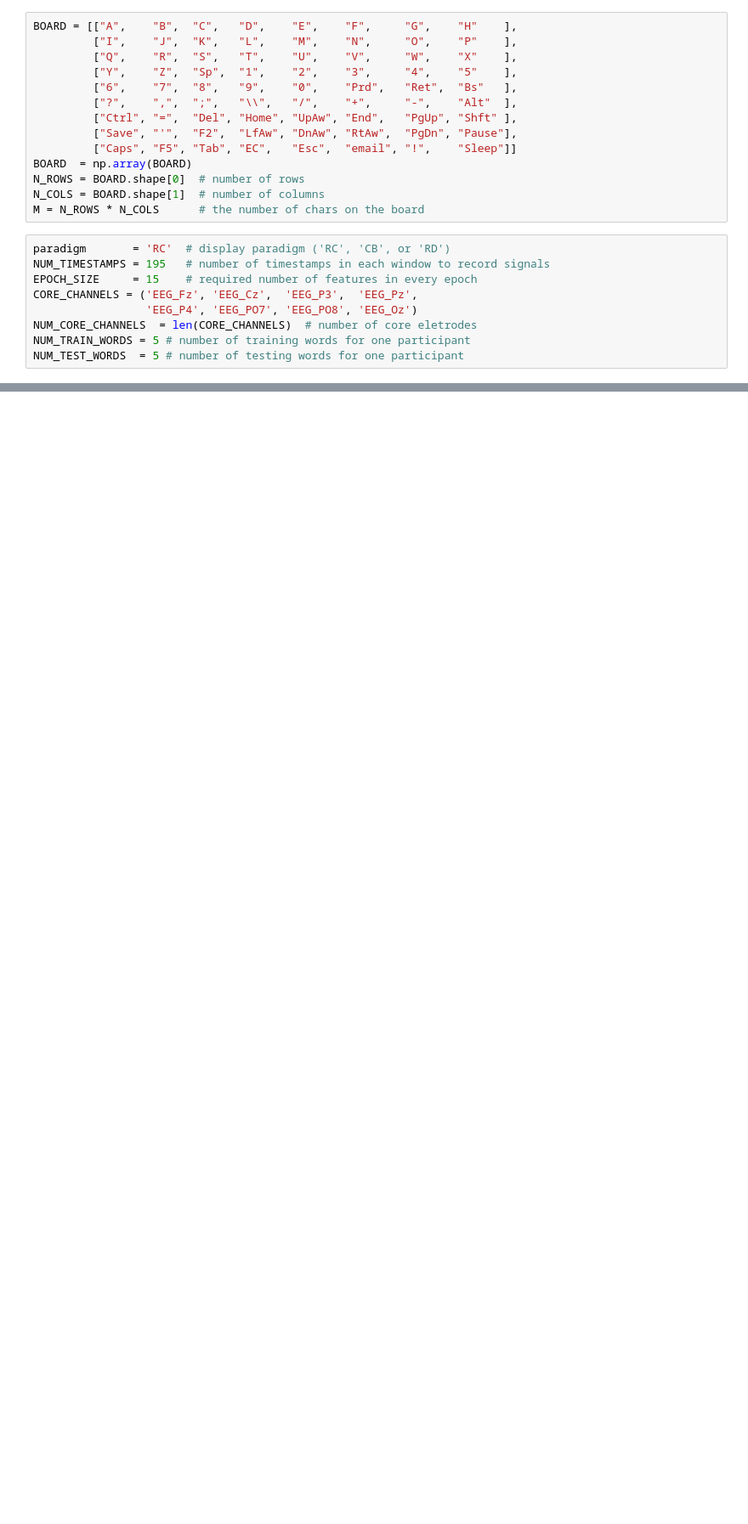
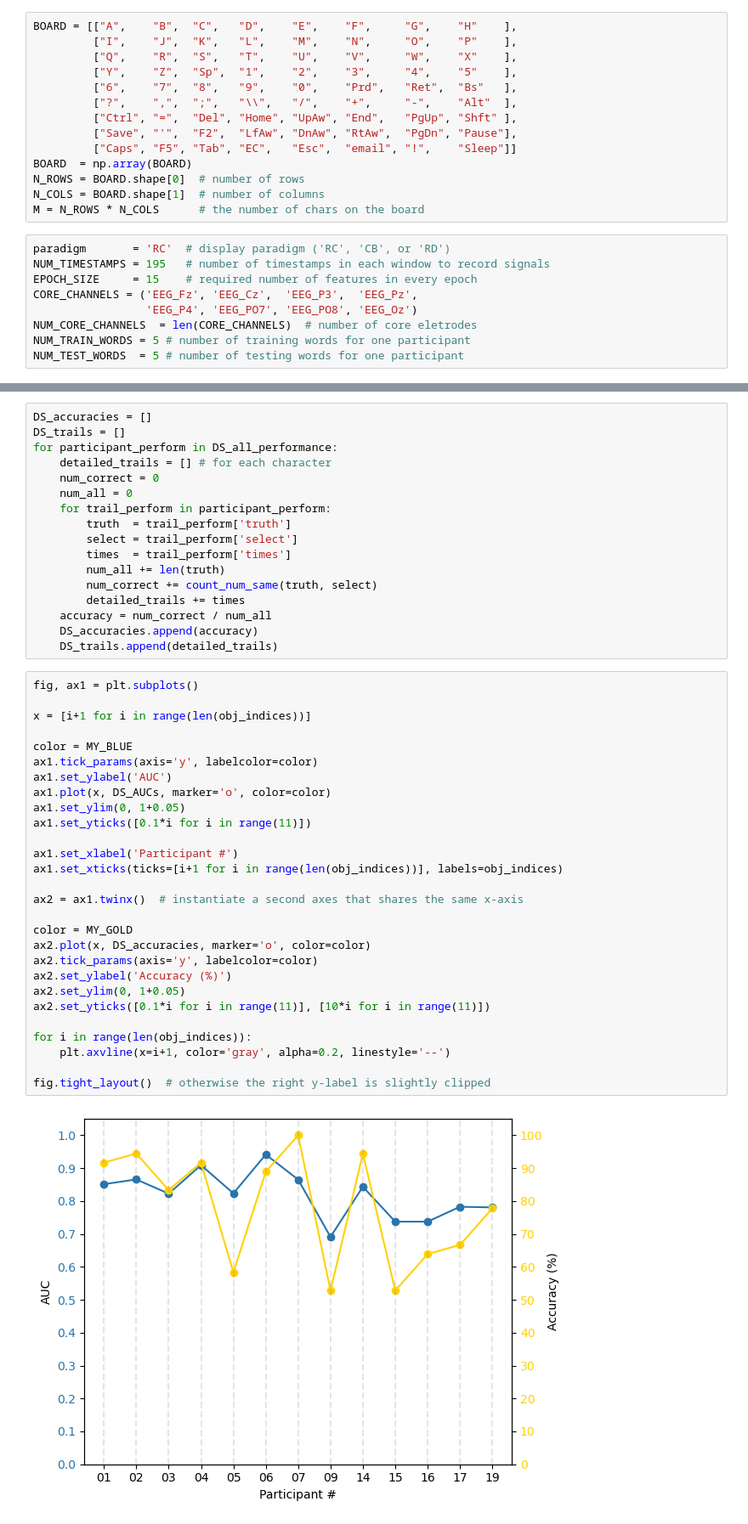
Before and after one commit to zs144/P300-BCI, a Jupyter notebook: Task5/task5-extra-2.ipynb, the cells around one changed output, grey strips where cells are left out. Shown at 85% size. Cells and saved outputs as stored; diff of their text form; blank space fills up the shorter version.

```diff
--- a/Task5/task5-extra-2.ipynb
+++ b/Task5/task5-extra-2.ipynb
@@ -224,0 +218,47 @@ AUCs
+# %%
+DS_accuracies = []
+DS_trails = []
+for participant_perform in DS_all_performance:
+    detailed_trails = [] # for each character
+    num_correct = 0
+    num_all = 0
+    for trail_perform in participant_perform:
+        truth  = trail_perform['truth']
+        select = trail_perform['select']
+        times  = trail_perform['times']
+        num_all += len(truth)
+        num_correct += count_num_same(truth, select)
+        detailed_trails += times
+    accuracy = num_correct / num_all
+    DS_accuracies.append(accuracy)
+    DS_trails.append(detailed_trails)
+# %%
+fig, ax1 = plt.subplots()
+
+x = [i+1 for i in range(len(obj_indices))]
+
+color = MY_BLUE
+ax1.tick_params(axis='y', labelcolor=color)
+ax1.set_ylabel('AUC')
+ax1.plot(x, DS_AUCs, marker='o', color=color)
+ax1.set_ylim(0, 1+0.05)
+ax1.set_yticks([0.1*i for i in range(11)])
+
+ax1.set_xlabel('Participant #')
+ax1.set_xticks(ticks=[i+1 for i in range(len(obj_indices))], labels=obj_indices)
+
+ax2 = ax1.twinx()  # instantiate a second axes that shares the same x-axis
+
+color = MY_GOLD
+ax2.plot(x, DS_accuracies, marker='o', color=color)
+ax2.tick_params(axis='y', labelcolor=color)
+ax2.set_ylabel('Accuracy (%)')
+ax2.set_ylim(0, 1+0.05)
+ax2.set_yticks([0.1*i for i in range(11)], [10*i for i in range(11)])
+
+for i in range(len(obj_indices)):
+    plt.axvline(x=i+1, color='gray', alpha=0.2, linestyle='--')
+
+fig.tight_layout()  # otherwise the right y-label is slightly clipped
+# %% [output]
+[figure, added]
```
Also changed, not shown: parts of 11 cells of this notebook, 5 other files.
